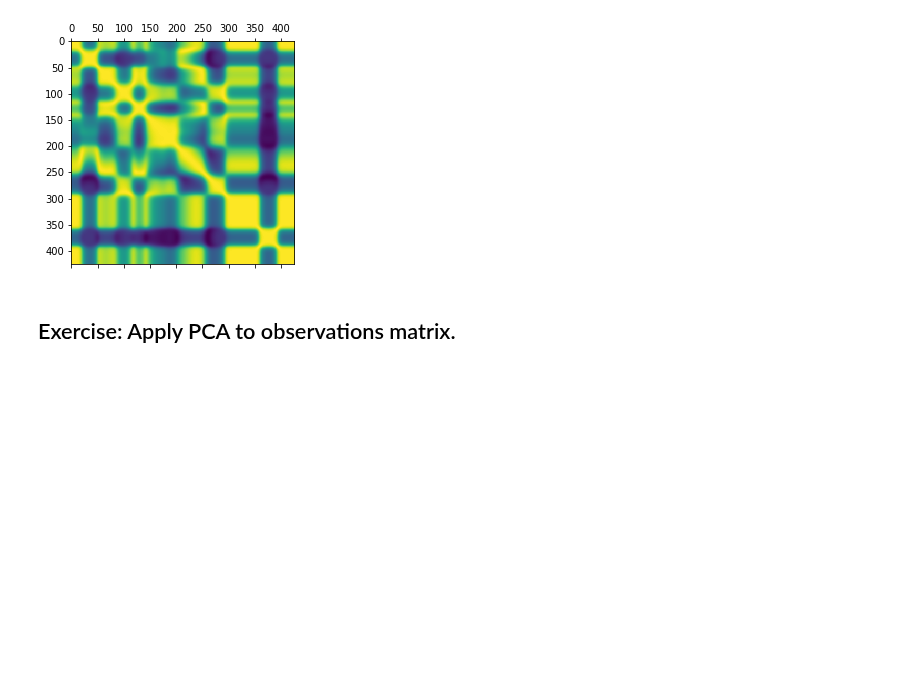
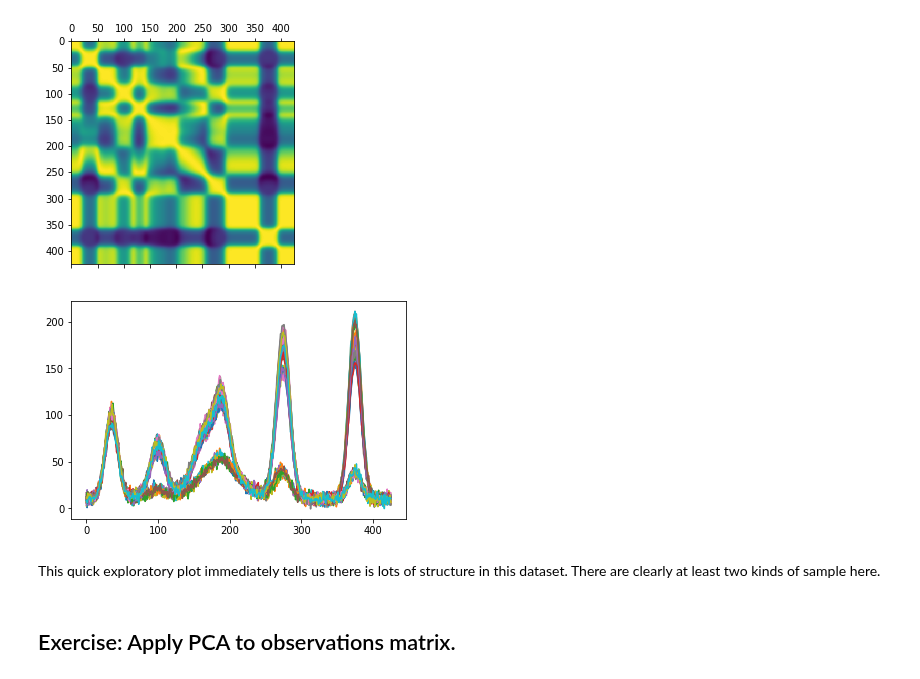
Before and after one commit to core-skills/06-multivariate-analysis, a Jupyter notebook: notebooks/week4_am2.ipynb, the cells around one changed output. Cells and saved outputs as stored; diff of their text form; code cells hidden in the pictures; blank space fills up the shorter version.

```diff
--- a/notebooks/week4_am2.ipynb
+++ b/notebooks/week4_am2.ipynb
@@ -113,6 +113,15 @@ plt.matshow(correlation_matrix)
 # %% [output]
 <matplotlib.image.AxesImage at 0x...>
 [figure]
+# %%
+# Let's plot all of the observations over each other.
+fig, ax = plt.subplots(1,1)
+for observation_idx in range(0, 50):
+    plt.plot(observations[:,observation_idx])
+# %% [output]
+[figure, added]
+# %% [markdown]
+This quick exploratory plot immediately tells us there is lots of structure in this dataset.  There are clearly at least two kinds of sample here.
 # %% [markdown]
 ## Exercise:  Apply PCA to observations matrix.
 # %%
```
Also changed, not shown: parts of 48 cells of this notebook, 1 other file.
